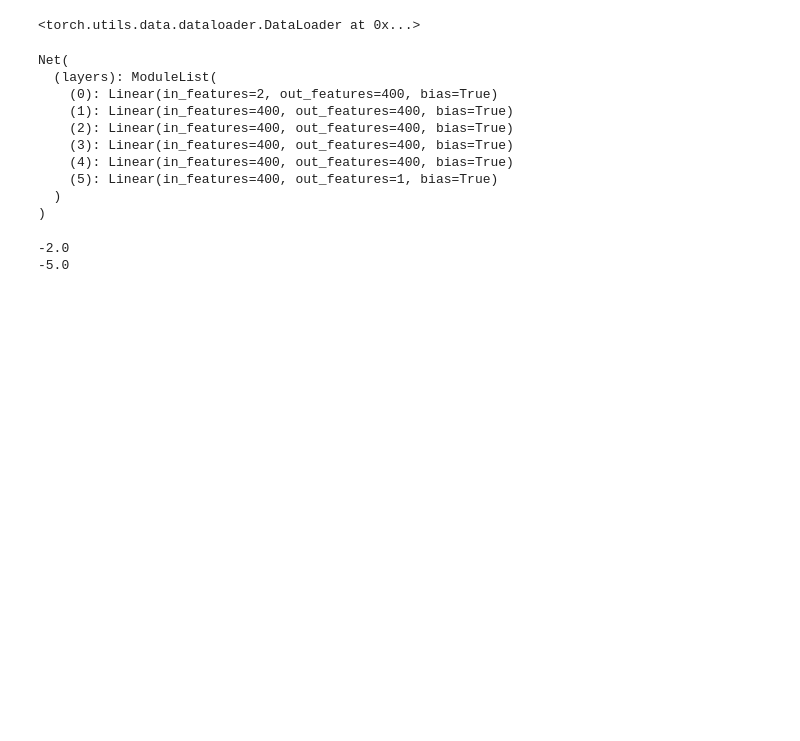
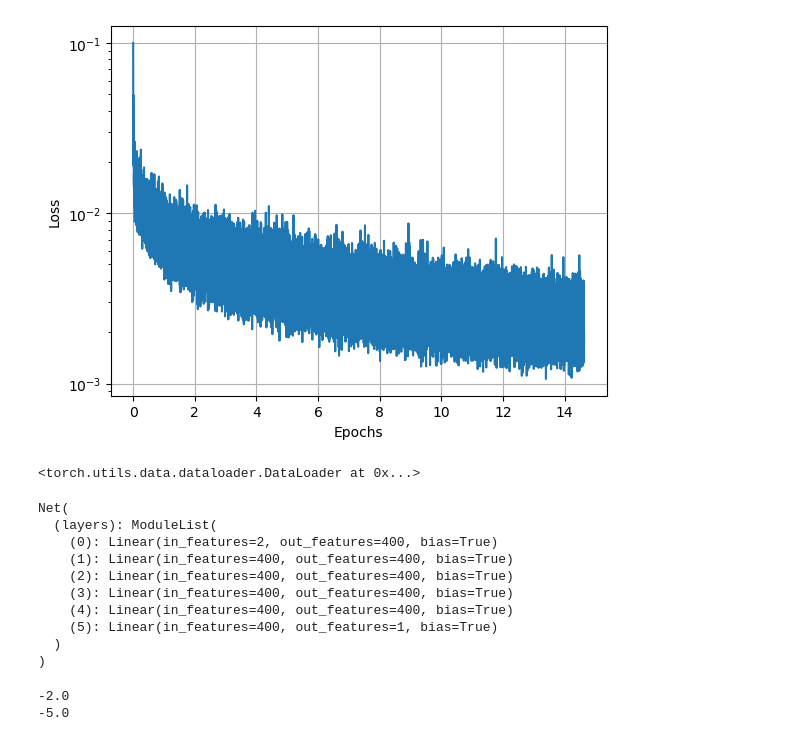
Before and after one commit to luticor/neural_network_images, a Jupyter notebook: neural_network_images.ipynb, the cells around one changed output. Saved outputs shown, nothing was run; the diff lists cells and outputs as text; code cells hidden in the pictures; blank space fills up the shorter version.

```diff
--- a/neural_network_images.ipynb
+++ b/neural_network_images.ipynb
@@ -245,0 +259,11 @@ Loss = 0.013494647108018398
+# %%
+# Plot the loss values
+epochs_values = np.array(range(len(loss_values))) / np.ceil(df.index[-1]/batch_size)
+plt.plot(epochs_values, loss_values)
+plt.xlabel('Epochs')
+plt.ylabel('Loss')
+plt.yscale('log')
+plt.grid()
+plt.show()
+# %% [output]
+[figure, added]
```
Also changed, not shown: parts of 4 cells of this notebook, 4 other files.
